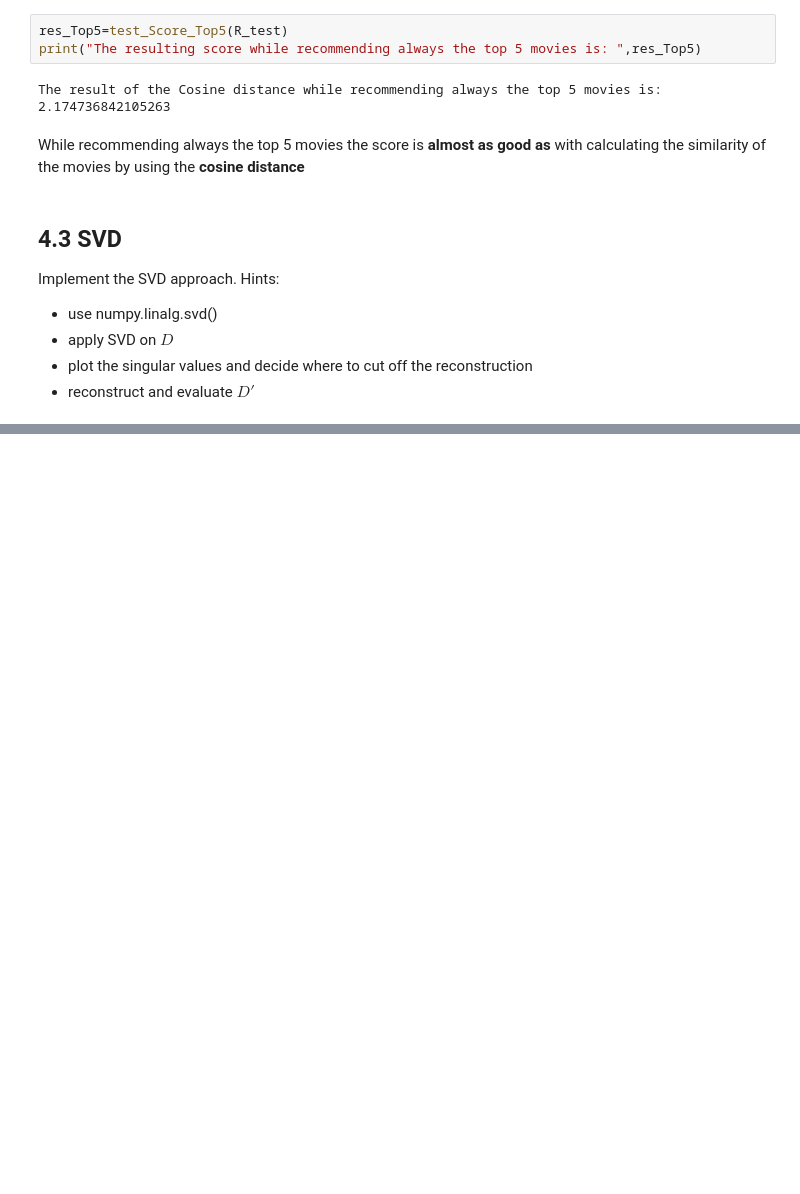
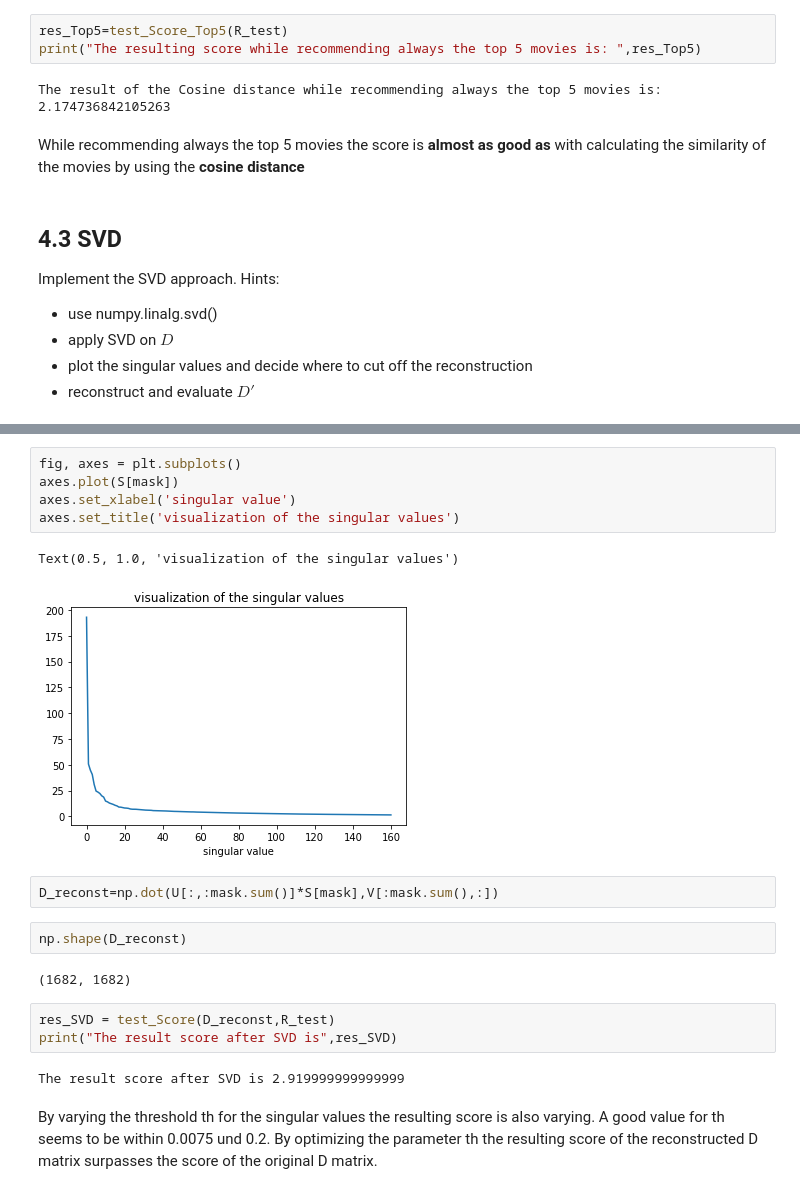
Before and after one commit to Fabian9604/DataScience21, a Jupyter notebook: Block_2/Assignments/Assignment_2_recommender.ipynb, the cells around one changed output, grey strips where cells are left out. Drawn from its saved outputs; the diff is of its cells as text; blank space fills up the shorter version.

```diff
--- a/Block_2/Assignments/Assignment_2_recommender.ipynb
+++ b/Block_2/Assignments/Assignment_2_recommender.ipynb
@@ -204,0 +223,22 @@ Implement the SVD approach. Hints:
+# %%
+fig, axes = plt.subplots()
+axes.plot(S[mask])
+axes.set_xlabel('singular value')
+axes.set_title('visualization of the singular values')
+# %% [output]
+Text(0.5, 1.0, 'visualization of the singular values')
+[figure, added]
+# %%
+D_reconst=np.dot(U[:,:mask.sum()]*S[mask],V[:mask.sum(),:])
+# %%
+np.shape(D_reconst)
+# %% [output]
+(1682, 1682)
+# %%
+res_SVD = test_Score(D_reconst,R_test)
+print("The result score after SVD is",res_SVD)
+# %% [output]
+The result score after SVD is 2.919999999999999
+# %% [markdown]
+By varying the threshold th for the singular values the resulting score is also varying. A good value for th seems to be within 0.0075 und 0.2.
+By optimizing the parameter th the resulting score of the reconstructed D matrix surpasses the score of the original D matrix.
```
Also changed, not shown: parts of 4 cells of this notebook.
